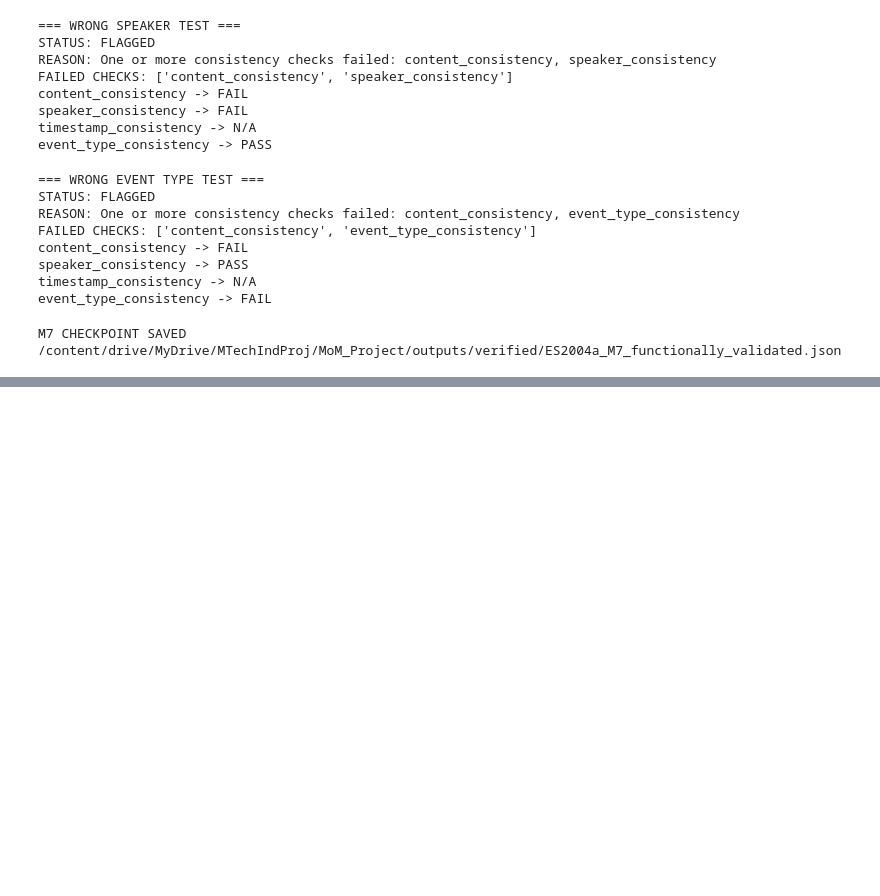
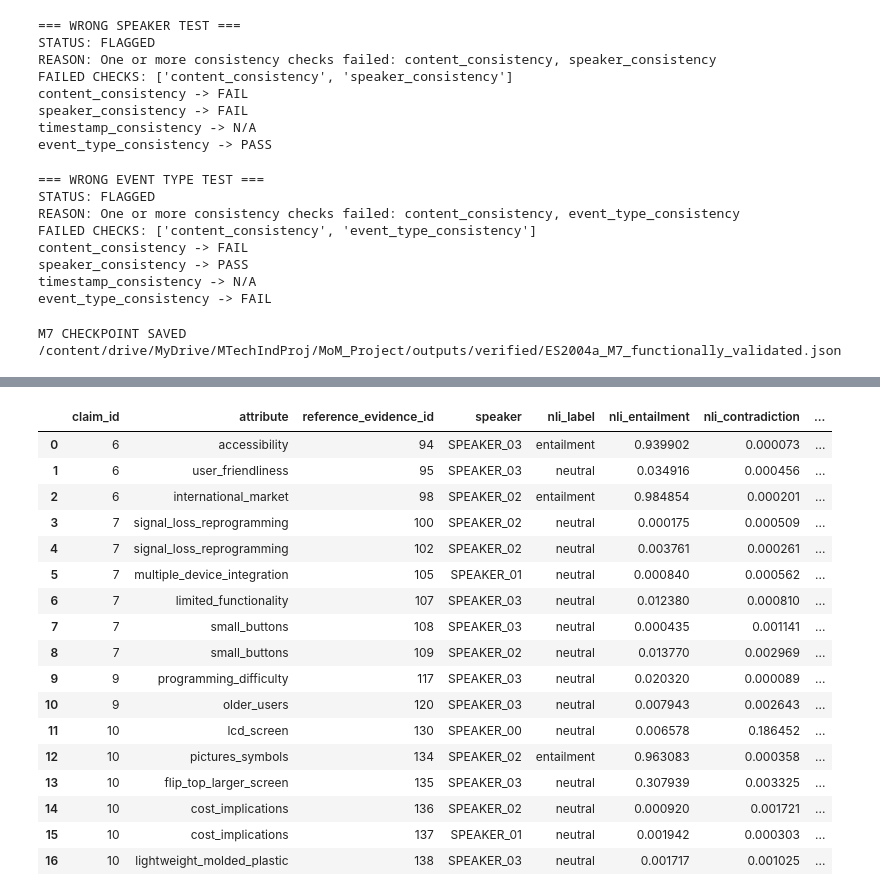
Before and after one commit to sksirfan/evidence-grounded-mom, a Jupyter notebook: 04_mom_generation/04_mom_generation.ipynb, the cells around one changed output, grey strips where cells are left out. Cells and saved outputs as stored; diff of their text form; code cells hidden in the pictures; blank space fills up the shorter version.

Commit message:
Build clean meeting processing pipeline through speaker alignment

```diff
--- a/04_mom_generation/04_mom_generation.ipynb
+++ b/04_mom_generation/04_mom_generation.ipynb
@@ -21365,0 +24489,17 @@ M7 CHECKPOINT SAVED
+# %%
+claim11_direct = analyze_attribute_evidence_direct(
+    proposition=claims[10]["claim_text"],
+    claim_speaker="SPEAKER_02",
+    top_k=10
+)
+
+for item in claim11_direct[:3]:
+
+    print("\n" + "=" * 70)
+    print("Evidence:", item["evidence_id"])
+    print("BGE:", round(item["retrieval_similarity"], 4))
+    print("NLI:", item["nli_label"])
+    print("Entailment:", round(item["nli_entailment"], 4))
+    print("Neutral:", round(item["nli_neutral"], 4))
+    print("Lexical:", round(item["lexical_overlap"], 4))
+    print("Speaker match:", item["speaker_match"])
@@ -21365,0 +24964,66 @@ M7 CHECKPOINT SAVED
+# %%
+# M8 — Step 3
+# Direct NLI test against known reference evidence
+
+direct_atomic_results = []
+
+for claim_id, attributes in atomic_claims.items():
+
+    for attr in attributes:
+
+        proposition = attr["proposition"]
+
+        for reference_id in attr["reference_evidence_ids"]:
+
+            # Find exact reference evidence
+            evidence_item = next(
+                (
+                    e for e in evidence_documents
+                    if int(e["evidence_id"]) == int(reference_id)
+                ),
+                None
+            )
+
+            if evidence_item is None:
+                continue
+
+            # Direct NLI using the currently loaded run_nli()
+            nli_result = run_nli(
+                evidence_item["text"],
+                proposition
+            )
+
+            direct_atomic_results.append({
+                "claim_id": claim_id,
+                "attribute": attr["attribute"],
+                "reference_evidence_id": reference_id,
+                "speaker": evidence_item["speaker"],
+
+                "nli_label": nli_result["nli_label"],
+                "nli_entailment": nli_result["entailment"],
+                "nli_contradiction": nli_result["contradiction"],
+                "nli_neutral": nli_result["neutral"]
+            })
+
+direct_atomic_df = pd.DataFrame(direct_atomic_results)
+
+display(direct_atomic_df)
+# %% [output]
+|  | claim_id | attribute | reference_evidence_id | speaker | nli_label | nli_entailment | nli_contradiction | ... |
+| 0 | 6 | accessibility | 94 | SPEAKER_03 | entailment | 0.939902 | 0.000073 | ... |
+| 1 | 6 | user_friendliness | 95 | SPEAKER_03 | neutral | 0.034916 | 0.000456 | ... |
+| 2 | 6 | international_market | 98 | SPEAKER_02 | entailment | 0.984854 | 0.000201 | ... |
+| 3 | 7 | signal_loss_reprogramming | 100 | SPEAKER_02 | neutral | 0.000175 | 0.000509 | ... |
+| 4 | 7 | signal_loss_reprogramming | 102 | SPEAKER_02 | neutral | 0.003761 | 0.000261 | ... |
+| 5 | 7 | multiple_device_integration | 105 | SPEAKER_01 | neutral | 0.000840 | 0.000562 | ... |
+| 6 | 7 | limited_functionality | 107 | SPEAKER_03 | neutral | 0.012380 | 0.000810 | ... |
+| 7 | 7 | small_buttons | 108 | SPEAKER_03 | neutral | 0.000435 | 0.001141 | ... |
+| 8 | 7 | small_buttons | 109 | SPEAKER_02 | neutral | 0.013770 | 0.002969 | ... |
+| 9 | 9 | programming_difficulty | 117 | SPEAKER_03 | neutral | 0.020320 | 0.000089 | ... |
+| 10 | 9 | older_users | 120 | SPEAKER_03 | neutral | 0.007943 | 0.002643 | ... |
+| 11 | 10 | lcd_screen | 130 | SPEAKER_00 | neutral | 0.006578 | 0.186452 | ... |
+| 12 | 10 | pictures_symbols | 134 | SPEAKER_02 | entailment | 0.963083 | 0.000358 | ... |
+| 13 | 10 | flip_top_larger_screen | 135 | SPEAKER_03 | neutral | 0.307939 | 0.003325 | ... |
+| 14 | 10 | cost_implications | 136 | SPEAKER_02 | neutral | 0.000920 | 0.001721 | ... |
+| 15 | 10 | cost_implications | 137 | SPEAKER_01 | neutral | 0.001942 | 0.000303 | ... |
+| 16 | 10 | lightweight_molded_plastic | 138 | SPEAKER_03 | neutral | 0.001717 | 0.001025 | ... |
```
Also changed, not shown: parts of 120 cells of this notebook, 8 other files.
